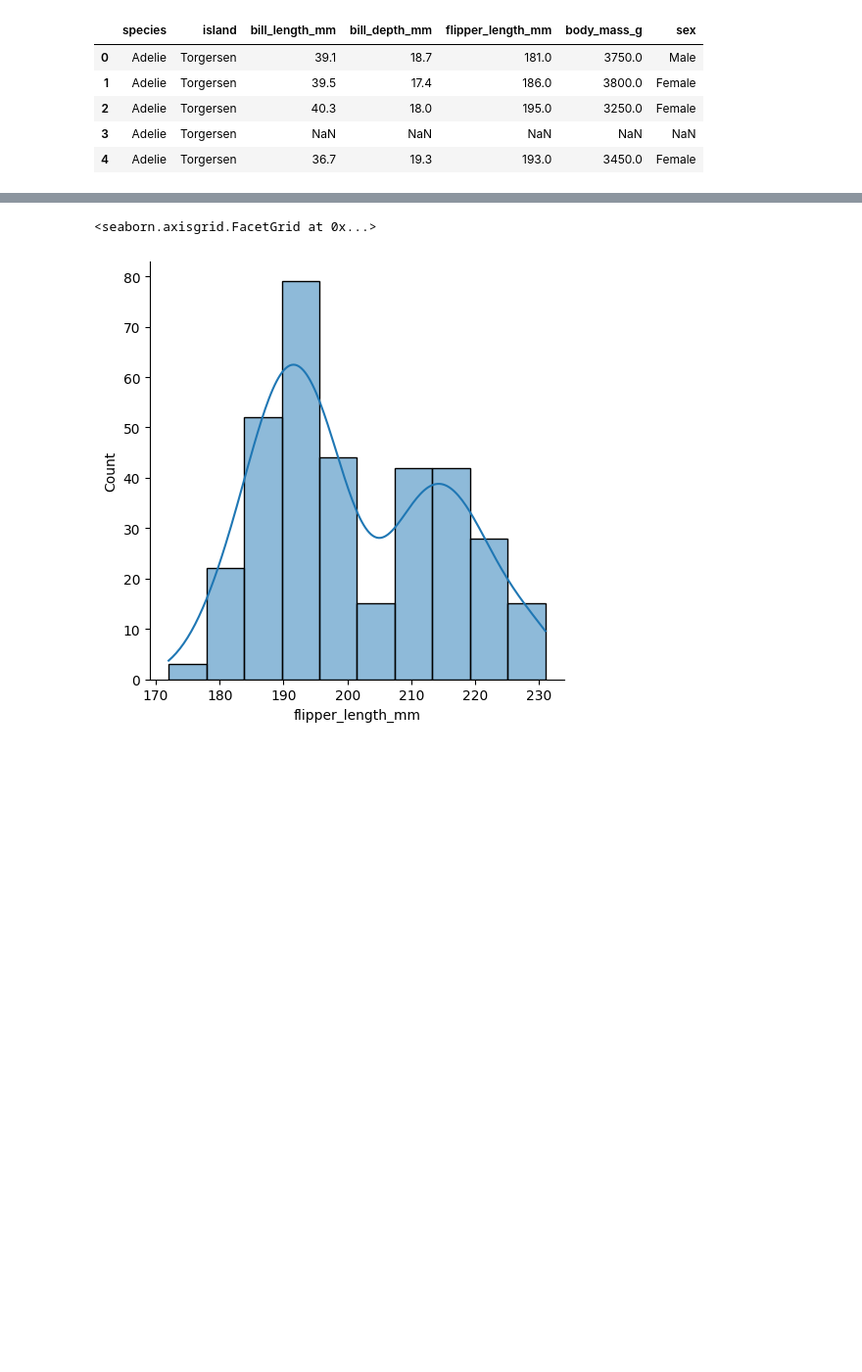
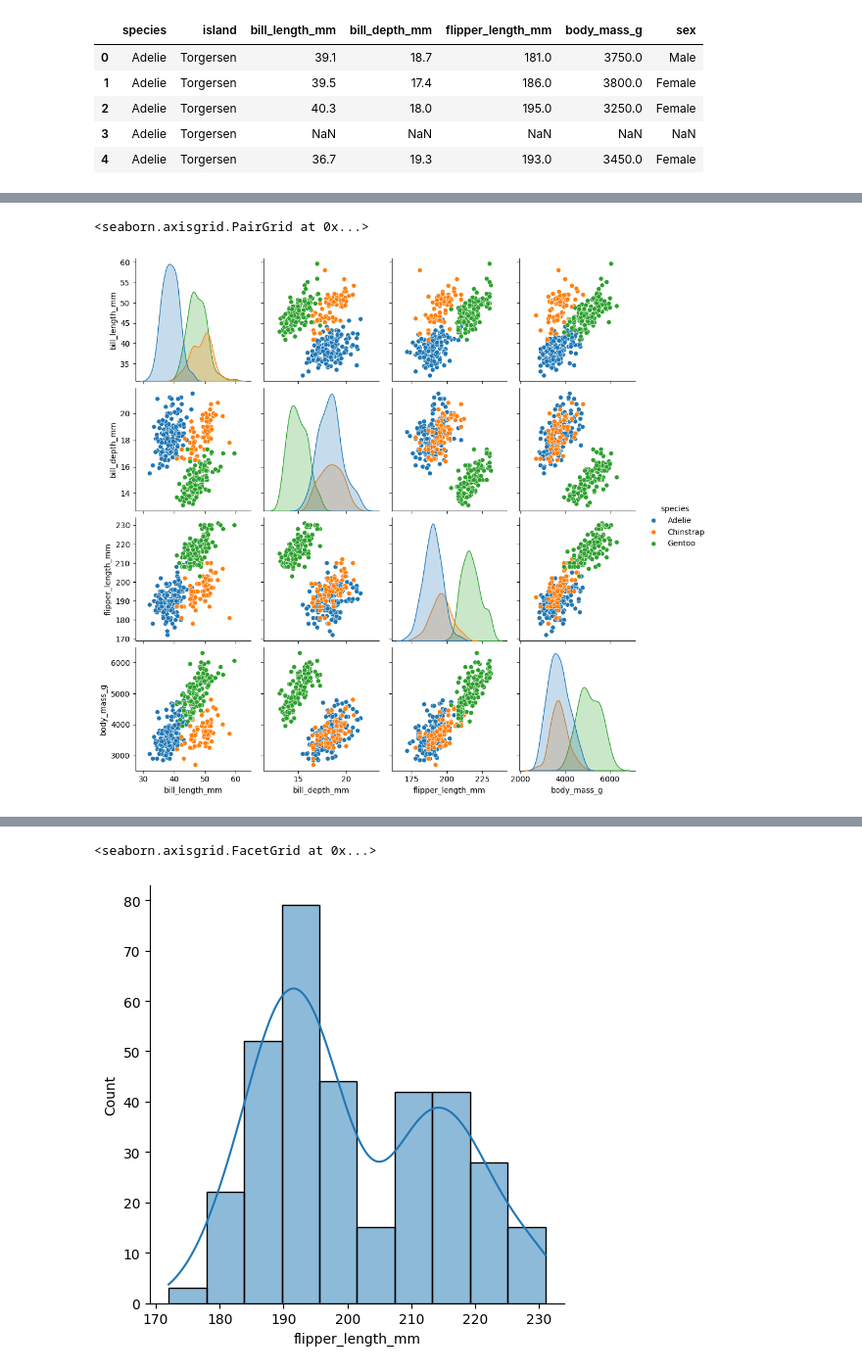
Before and after one commit to BrotherNgo07/cs4372, a Jupyter notebook: Python_Language.ipynb, the cells around one changed output, grey strips where cells are left out. Shown at 98% size. Cells and saved outputs as stored; diff of their text form; code cells hidden in the pictures; blank space fills up the shorter version.

```diff
--- a/Python_Language.ipynb
+++ b/Python_Language.ipynb
@@ -1027,0 +1033,5 @@ penguins.head()
+# %%
+sns.pairplot(data=penguins, hue="species")
+# %% [output]
+<seaborn.axisgrid.PairGrid at 0x...>
+[figure, added]
```
Also changed, not shown: parts of 8 cells of this notebook.
